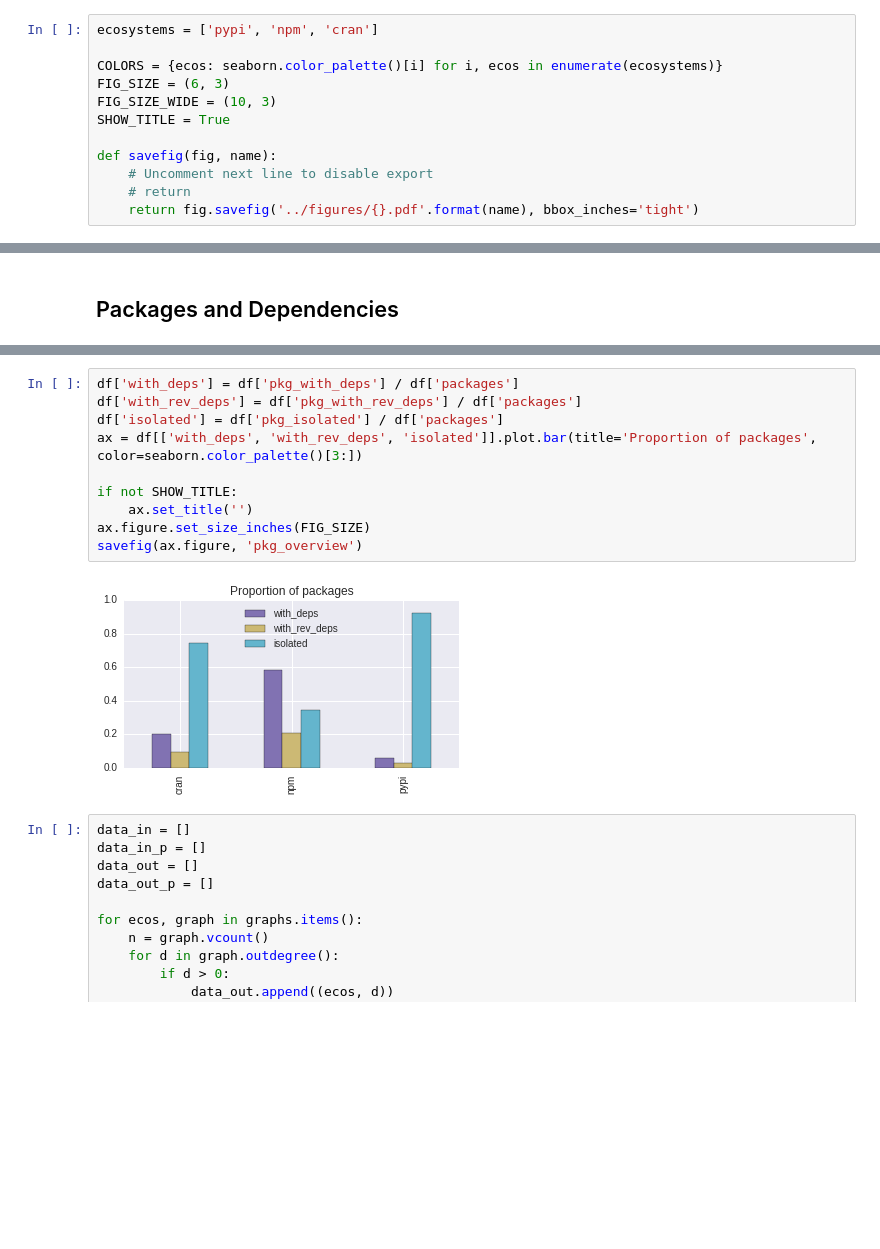
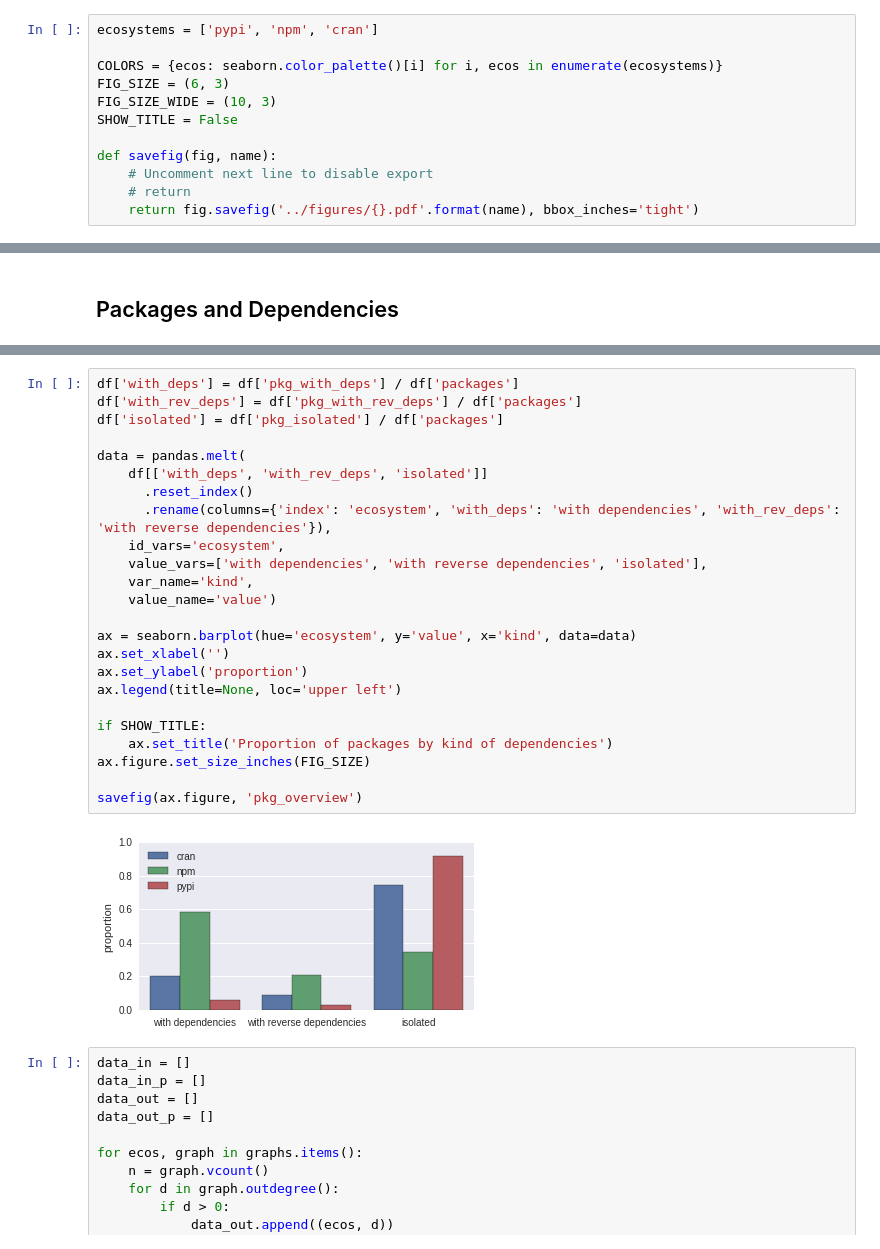
Before and after one commit to maelick/ecos-analysis, a Jupyter notebook: WEA2016-ecos/notebook/Ecosystem graphs.ipynb, the cells around one changed output, grey strips where cells are left out. Cells and saved outputs as stored; diff of their text form; blank space fills up the shorter version.

Commit message:
Fix figures (for the paper)

```diff
--- a/WEA2016-ecos/notebook/Ecosystem graphs.ipynb
+++ b/WEA2016-ecos/notebook/Ecosystem graphs.ipynb
@@ -16,7 +16,7 @@ ecosystems = ['pypi', 'npm', 'cran']
 COLORS = {ecos: seaborn.color_palette()[i] for i, ecos in enumerate(ecosystems)}
 FIG_SIZE = (6, 3)
 FIG_SIZE_WIDE = (10, 3)
-SHOW_TITLE = True
+SHOW_TITLE = False
 
 def savefig(fig, name):
     # Uncomment next line to disable export
@@ -150,15 +150,29 @@ df
 # %%
 df['with_deps'] = df['pkg_with_deps'] / df['packages']
 df['with_rev_deps'] = df['pkg_with_rev_deps'] / df['packages']
 df['isolated'] = df['pkg_isolated'] / df['packages']
-ax = df[['with_deps', 'with_rev_deps', 'isolated']].plot.bar(title='Proportion of packages', color=seaborn.color_palette()[3:])
 
-if not SHOW_TITLE:
-    ax.set_title('')
+data = pandas.melt(
+    df[['with_deps', 'with_rev_deps', 'isolated']]
+      .reset_index()
+      .rename(columns={'index': 'ecosystem', 'with_deps': 'with dependencies', 'with_rev_deps': 'with reverse dependencies'}),
+    id_vars='ecosystem',
+    value_vars=['with dependencies', 'with reverse dependencies', 'isolated'],
+    var_name='kind',
+    value_name='value')
+
+ax = seaborn.barplot(hue='ecosystem', y='value', x='kind', data=data)
+ax.set_xlabel('')
+ax.set_ylabel('proportion')
+ax.legend(title=None, loc='upper left')
+
+if SHOW_TITLE:
+    ax.set_title('Proportion of packages by kind of dependencies')
 ax.figure.set_size_inches(FIG_SIZE)
+
 savefig(ax.figure, 'pkg_overview')
 # %% [output]
-[figure, old version]
+[figure, new version]
 # %%
 data_in = []
 data_in_p = []
```
Also changed, not shown: parts of 10 cells of this notebook, 13 other files.
